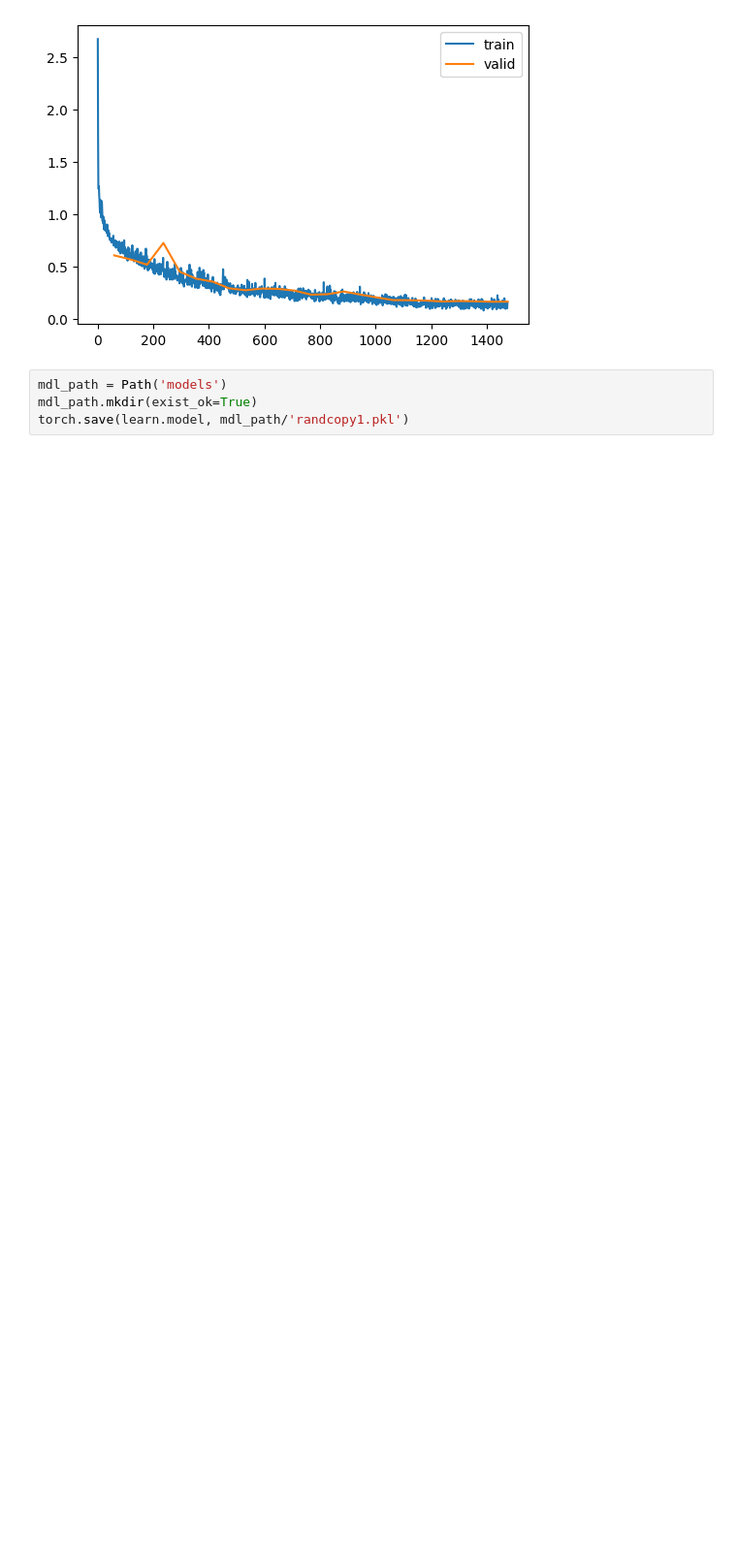
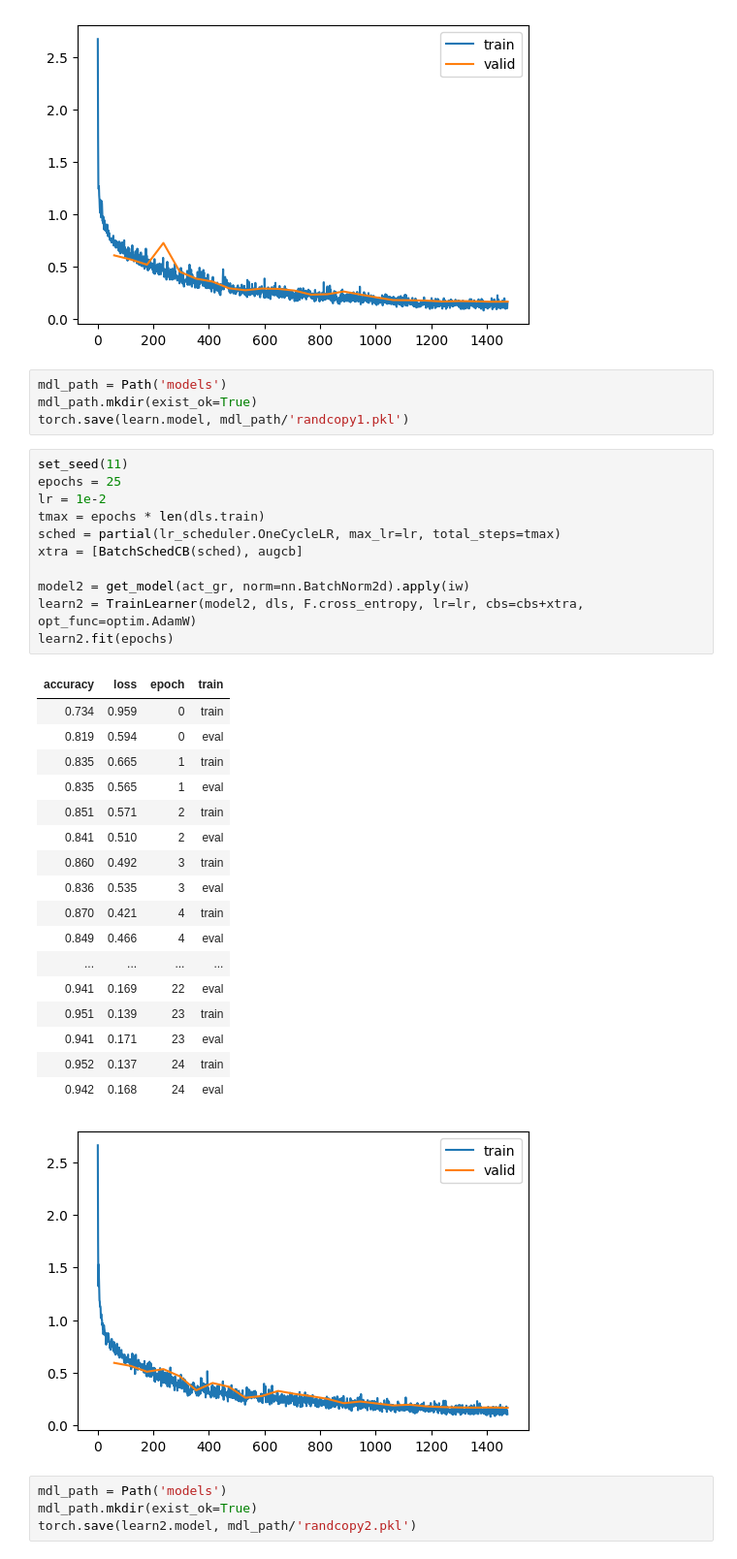
Before and after one commit to teome/diffusion-play, a Jupyter notebook: nbs/14_augment.ipynb, the cells around one changed output. Shown at 97% size. Drawn from its saved outputs; the diff is of its cells as text; blank space fills up the shorter version.

Commit message:
Try ensemble with 2 RandomCopy models

```diff
--- a/nbs/14_augment.ipynb
+++ b/nbs/14_augment.ipynb
@@ -657,3 +673,37 @@ learn.fit(epochs)
 mdl_path = Path('models')
 mdl_path.mkdir(exist_ok=True)
 torch.save(learn.model, mdl_path/'randcopy1.pkl')
+# %%
+set_seed(11)
+epochs = 25
+lr = 1e-2
+tmax = epochs * len(dls.train)
+sched = partial(lr_scheduler.OneCycleLR, max_lr=lr, total_steps=tmax)
+xtra = [BatchSchedCB(sched), augcb]
+
+model2 = get_model(act_gr, norm=nn.BatchNorm2d).apply(iw)
+learn2 = TrainLearner(model2, dls, F.cross_entropy, lr=lr, cbs=cbs+xtra, opt_func=optim.AdamW)
+learn2.fit(epochs)
+# %% [output]
+| accuracy | loss | epoch | train |
+| 0.734 | 0.959 | 0 | train |
+| 0.819 | 0.594 | 0 | eval |
+| 0.835 | 0.665 | 1 | train |
+| 0.835 | 0.565 | 1 | eval |
+| 0.851 | 0.571 | 2 | train |
+| 0.841 | 0.510 | 2 | eval |
+| 0.860 | 0.492 | 3 | train |
+| 0.836 | 0.535 | 3 | eval |
+| 0.870 | 0.421 | 4 | train |
+| 0.849 | 0.466 | 4 | eval |
+| ... | ... | ... | ... |
+| 0.941 | 0.169 | 22 | eval |
+| 0.951 | 0.139 | 23 | train |
+| 0.941 | 0.171 | 23 | eval |
+| 0.952 | 0.137 | 24 | train |
+| 0.942 | 0.168 | 24 | eval |
+[figure, added]
+# %%
+mdl_path = Path('models')
+mdl_path.mkdir(exist_ok=True)
+torch.save(learn2.model, mdl_path/'randcopy2.pkl')
```
Also changed, not shown: parts of 13 cells of this notebook.
